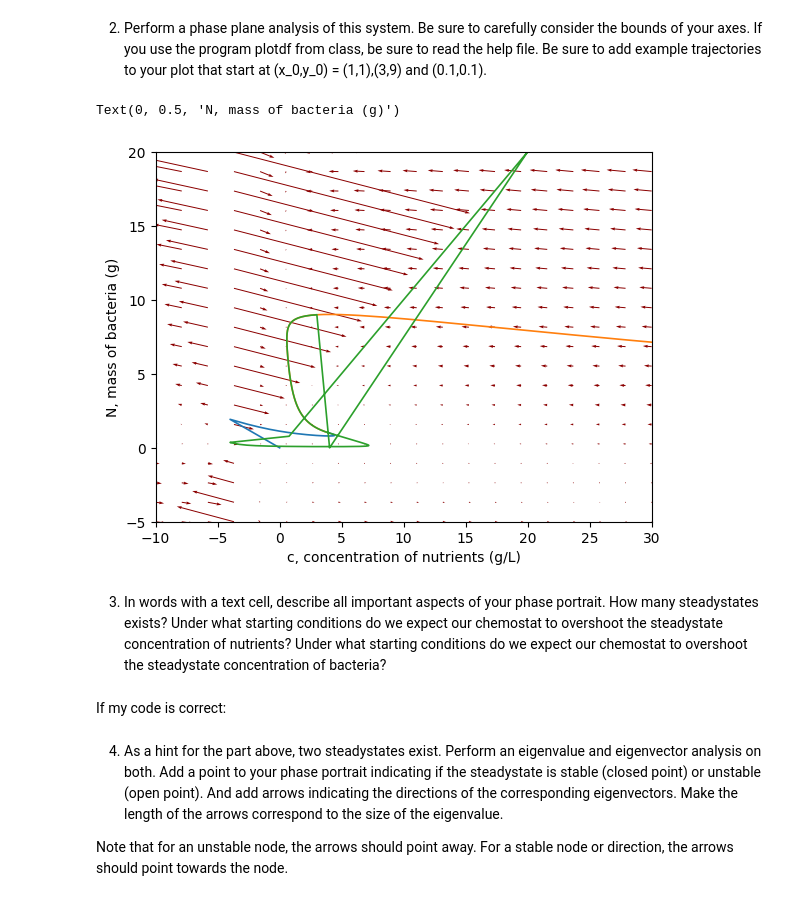
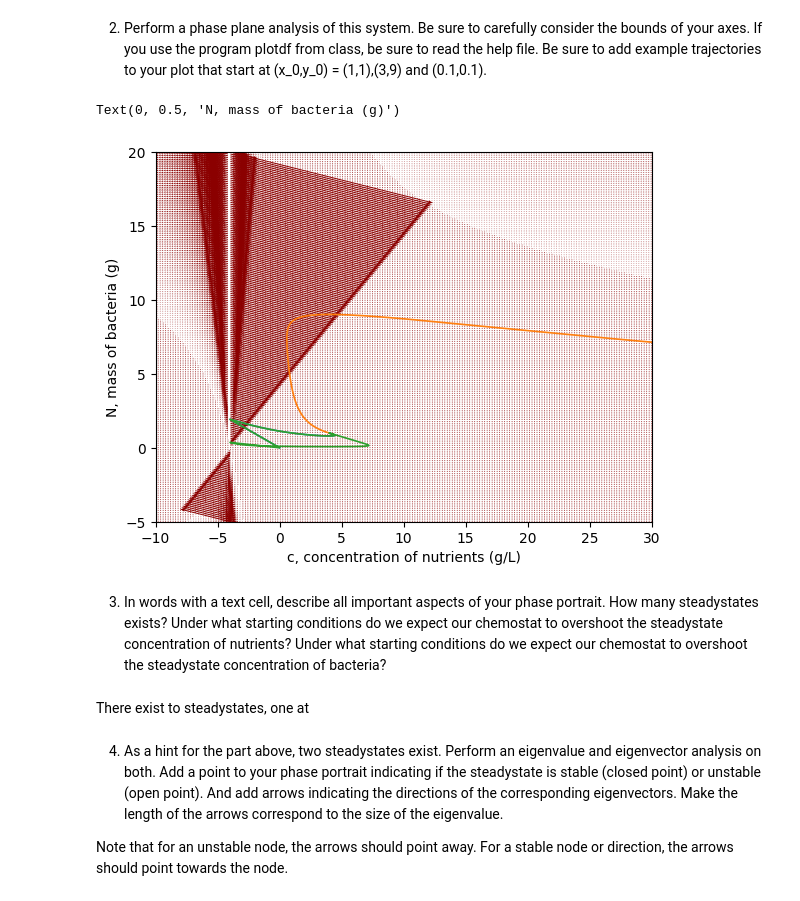
Before and after one commit to mdsnbutler/ChE_2410-Public-Repo, a Jupyter notebook: Homework/Homework 8 Phase Portraits and Cycles.ipynb, the cells around one changed output. Drawn from its saved outputs; the diff is of its cells as text; code cells hidden in the pictures.

```diff
--- a/Homework/Homework 8 Phase Portraits and Cycles.ipynb
+++ b/Homework/Homework 8 Phase Portraits and Cycles.ipynb
@@ -34,38 +34,38 @@ This system is nonlinear because of the r term, which includes one of the system
 # %%
 import numpy as np
 import matplotlib.pyplot as plt
 %matplotlib inline
 from math import sin
 from plotdf import plotdf
 
 #help(plotdf)
 
 def f(x,V=1,Q=1,c0=8,Km=4,Rmax=2,y=.25):
     q = Q/V
     r = (Rmax*x[0])/(Km + x[0])
     dN = r*x[1] - q*x[1]
     dc = q*c0 - q*x[0] - (r*x[1])/y
     return np.array([dc,dN])
 
 plotdf(f, # Function giving the rhs of the diff. eq. system
      np.array([-10,30]), # [xmin,xmax]
      np.array([-5,20]),# [ymin,ymax]
      [(1,1),(3,9),(.1,.1)], # list of initial values for trajectories (optional)
      # Additional parameters for `f` (optional)
      #parameters={,"l":0.5,"m":0.3,"b":0.05},
-     gridsteps=20,
-     nsteps = 1000,
+     gridsteps=200,
+     nsteps = 10000,
      tmax=20)
 
 plt.xlabel("c, concentration of nutrients (g/L)")
 plt.ylabel("N, mass of bacteria (g)")
 # %% [output]
 Text(0, 0.5, 'N, mass of bacteria (g)')
-[figure, old version]
+[figure, new version]
 # %% [markdown]
 3. In words with a text cell, describe all important aspects of your phase portrait. How many steadystates exists? Under what starting conditions do we expect our chemostat to overshoot the steadystate concentration of nutrients? Under what starting conditions do we expect our chemostat to overshoot the steadystate concentration of bacteria?
 # %% [markdown]
-If my code is correct:
+There exist to steadystates, one at
 # %% [markdown]
 4. As a hint for the part above, two steadystates exist. Perform an eigenvalue and eigenvector analysis on both. Add a point to your phase portrait indicating if the steadystate is stable (closed point) or unstable (open point). And add arrows indicating the directions of the corresponding eigenvectors. Make the length of the arrows correspond to the size of the eigenvalue.
 
```
Also changed, not shown: parts of 2 cells of this notebook, 1 other file.
